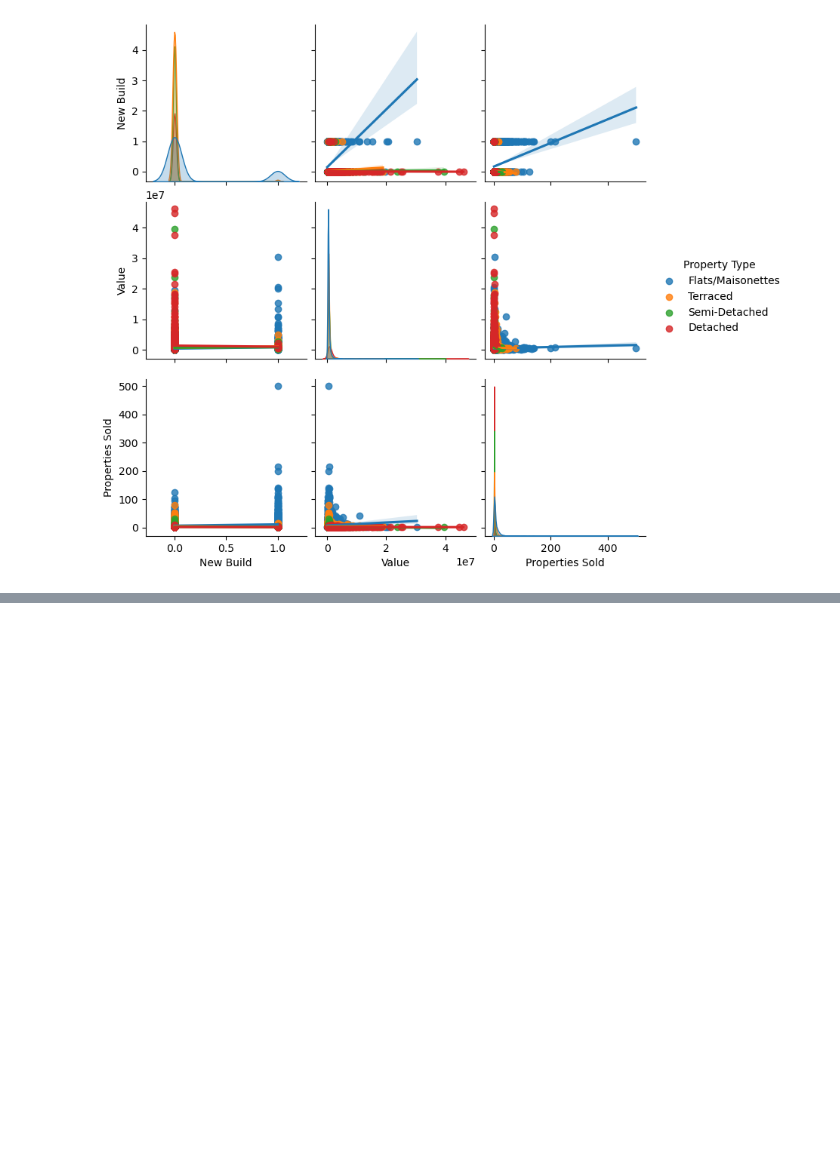
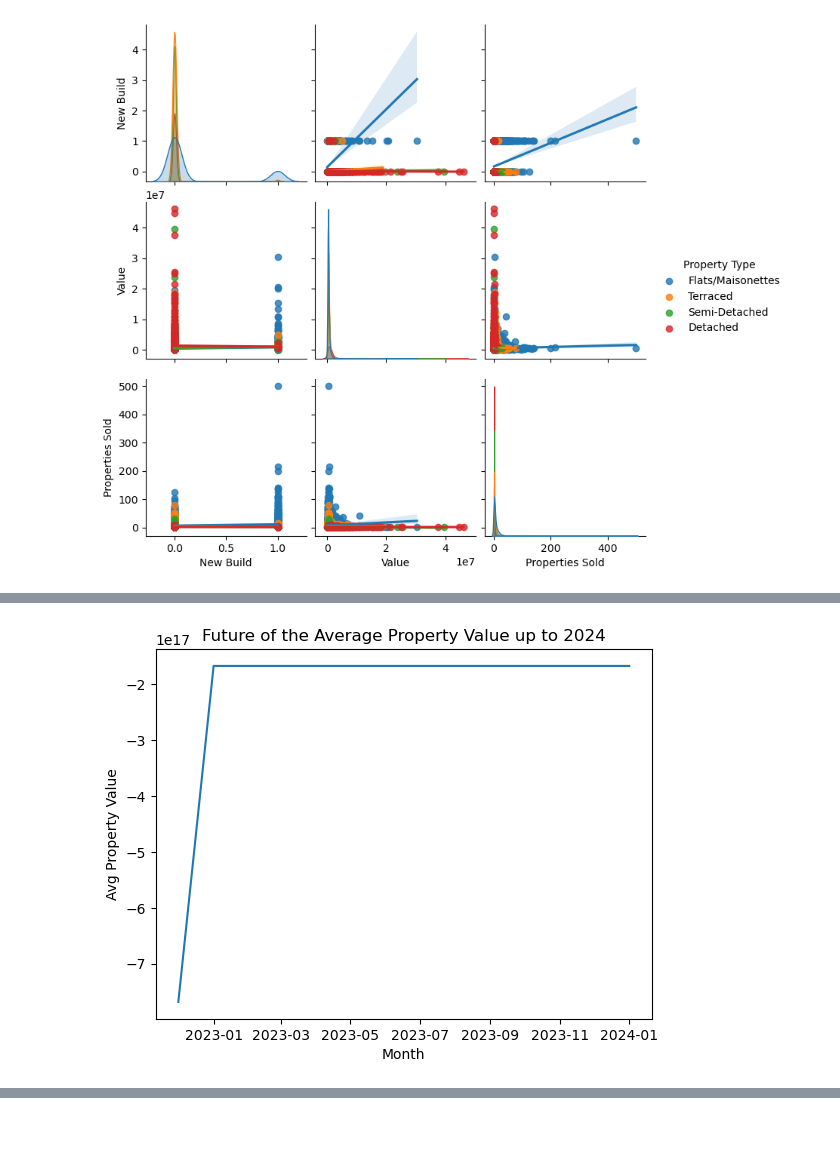
Before and after one commit to kamtoro/UCDPA_Camilo, a Jupyter notebook: main.ipynb, the cells around one changed output, grey strips where cells are left out. Saved outputs shown, nothing was run; the diff lists cells and outputs as text; code cells hidden in the pictures; blank space fills up the shorter version.

```diff
--- a/main.ipynb
+++ b/main.ipynb
@@ -646,13 +612,0 @@ plt.show()
-# %%
-df['Quarter'] = pd.to_datetime(df['Purchased Date']).dt.to_period('Q')
-# Filter out Transaction Category with value 'Standard Price Paid'
-temp = df[df['Transaction Category'] != 'Standard Price Paid']
-aggregated_df = temp.groupby(['Quarter', 'Location', 'District', 'Town', 'Property Type', 'New Build', 'Estate Type']).agg({'Value': 'mean', 'Id': 'count'})
-aggregated_df=aggregated_df.rename(columns = {'Id':'Properties Sold'})
-aggregated_df = aggregated_df.reset_index()
-
-temp = aggregated_df.copy()
-temp['Quarter'] = pd.to_datetime(temp['Quarter'].astype(str)).dt.to_period('Q')
-temp.set_index("Quarter", inplace=True)
-temp_summary = temp[['Location','New Build','Property Type','Value','Properties Sold']]
-temp
@@ -699,0 +649,76 @@ ctx.add_basemap(ax, source=ctx.providers.OpenStreetMap.Mapnik)
+# %%
+temp = df.copy()
+# Due that the data set was so big, I had to aggregate the data to be passed to OneHotEncoder for training
+temp['Month'] = pd.to_datetime(temp['Purchased Date']).dt.to_period('M')
+temp['Year'] = pd.to_datetime(temp['Purchased Date']).dt.to_period('Y')
+temp['Year'] = temp['Month'].dt.strftime('%m-%Y')
+# Filter out Transaction Category with value 'Standard Price Paid'
+
+
+# extract the year and month as separate columns
+temp['Year'] = temp['Month'].dt.year
+temp['MonthOfYear'] = temp['Month'].dt.strftime('%m-%Y')
+
+# group data by month and input features, and aggregate to compute mean value
+aggregated_df = temp.groupby(['MonthOfYear',  'Year', 'Location', 'District', 'Town', 'Property Type', 'New Build', 'Estate Type']).agg({'Value': 'mean'})
+
+# select input features and target variable
+X = aggregated_df.reset_index()[['MonthOfYear', 'Year', 'Location', 'District', 'Town', 'Property Type', 'New Build', 'Estate Type']]
+y = aggregated_df.reset_index()['Value']
+
+# create a new 'month' column with numeric month values (1-12)
+# X['Month'] = X['MonthOfYear'].str[:2].astype(int)
+
+
+
+# group data by month and input features, and aggregate to compute mean value
+aggregated_df = temp.groupby(['MonthOfYear', 'Year', 'Location', 'District', 'Town', 'Property Type', 'New Build', 'Estate Type']).agg({'Value': 'mean'})
+
+# select input features and target variable
+X = aggregated_df.reset_index()[['MonthOfYear', 'Year', 'Location', 'District', 'Town', 'Property Type', 'New Build', 'Estate Type']]
+y = aggregated_df.reset_index()['Value']
+
+# create a new 'month' column with numeric month values (1-12)
+X['Month'] = X['MonthOfYear'].str[:2].astype(int)
+
+# one-hot encode categorical features
+ohe = OneHotEncoder(sparse=False, handle_unknown='ignore')
+X_encoded = ohe.fit_transform(X[['Month', 'Location', 'District', 'Town', 'Property Type', 'New Build', 'Estate Type', 'Year']])
+
+# train a linear regression model on the entire dataset
+lr = LinearRegression()
+lr.fit(X_encoded, y)
+
+# create a new dataframe with input features for the next two years
+future_monthly_dates = pd.date_range(start='2022-12-01', end='2024-01-31', freq='MS')
+future_monthly_df = pd.DataFrame({
+    'Month': future_monthly_dates.month,
+    'Year': future_monthly_dates.year,
+    'Location': np.repeat('UK', len(future_monthly_dates)),
+    'District': np.repeat('All', len(future_monthly_dates)),
+    'Town': np.repeat('All', len(future_monthly_dates)),
+    'Property Type': np.repeat('All', len(future_monthly_dates)),
+    'New Build': np.repeat('All', len(future_monthly_dates)),
+    'Estate Type': np.repeat('All', len(future_monthly_dates)),
+})
+
+# one-hot encode categorical features in the future dataframe
+future_encoded = ohe.transform(future_monthly_df[['Month', 'Location', 'District', 'Town', 'Property Type', 'New Build', 'Estate Type', 'Year']])
+
+# fill any missing values in the future_encoded array with zeros
+future_encoded = np.nan_to_num(future_encoded)
+
+# predict property values for the next two years
+y_pred = lr.predict(future_encoded)
+
+# add predicted property values to the future dataframe
+future_monthly_df['Value'] = y_pred
+
+# plot predicted property values by month
+plt.plot(future_monthly_dates, future_monthly_df['Value'])
+plt.xlabel('Month')
+plt.ylabel('Avg Property Value')
+plt.title('Future of the Average Property Value up to 2024')
+plt.show()
+# %% [output]
+[figure, added]
```
Also changed, not shown: parts of 14 cells of this notebook.
